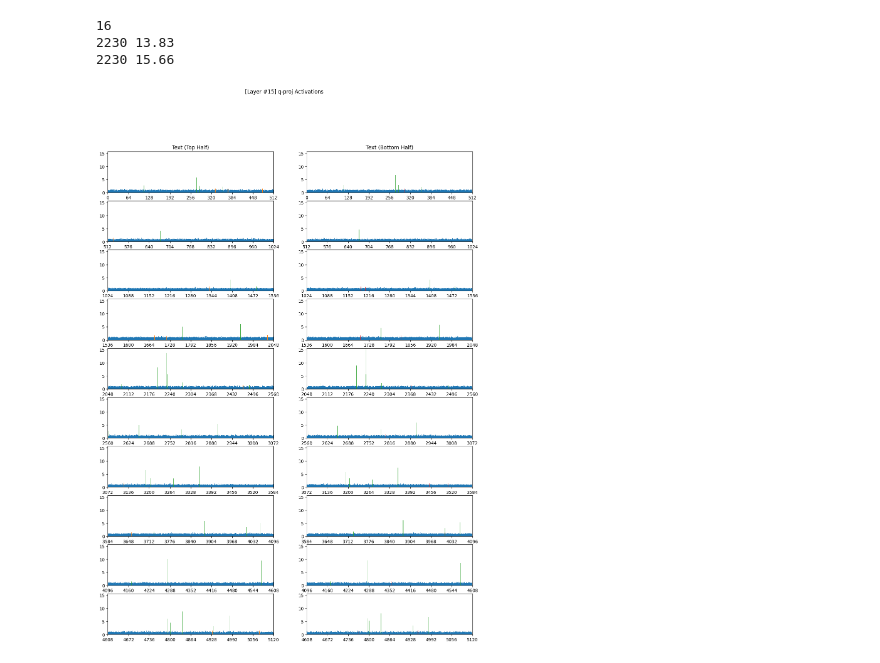
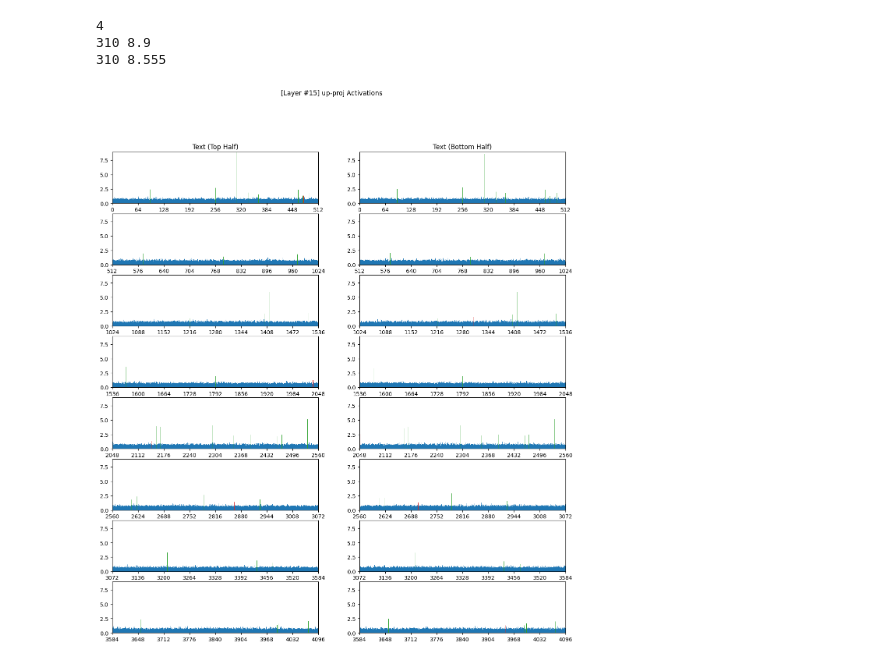
Before and after one commit to lyf-00/LLaVA, a Jupyter notebook: plot_text_vs_vision.ipynb, the cells around one changed output. Cells and saved outputs as stored; diff of their text form; code cells hidden in the pictures.

```diff
--- a/plot_text_vs_vision.ipynb
+++ b/plot_text_vs_vision.ipynb
@@ -16,6 +16,6 @@ from llava.mm_utils import get_model_name_from_path, tokenizer_image_token
 # %%
-model_base = "/home/chengzhang/models/llava/llava-v1-0719-336px-lora-merge-vicuna-13b-v1.3"
-model_path = "/home/chengzhang/models/llava/llava-336px-pretrain-vicuna-13b-v1.3"
+model_base = None  # "/home/chengzhang/models/llava/llava-v1-0719-336px-lora-merge-vicuna-13b-v1.3"
+model_path = "/home/chengzhang/models/llava/llava-v1.5-7b"  # "/home/chengzhang/models/llava/llava-336px-pretrain-vicuna-13b-v1.3"
 model_name = get_model_name_from_path(model_path)
 tokenizer, model, image_processor, context_len = load_pretrained_model(
     model_path, model_base, model_name
@@ -29,10 +25,10 @@ linear_modules: dict[str, torch.nn.Linear] = {}
 
 for i, layer in enumerate(model.model.layers):
     linear_modules[f'llama/{i}-q-proj'] = layer.self_attn.q_proj
-    linear_modules[f'llama/{i}-k-proj'] = layer.self_attn.k_proj
-    linear_modules[f'llama/{i}-v-proj'] = layer.self_attn.v_proj
+    # linear_modules[f'llama/{i}-k-proj'] = layer.self_attn.k_proj
+    # linear_modules[f'llama/{i}-v-proj'] = layer.self_attn.v_proj
     linear_modules[f'llama/{i}-o-proj'] = layer.self_attn.o_proj
-    linear_modules[f'llama/{i}-gate-proj'] = layer.mlp.gate_proj
+    # linear_modules[f'llama/{i}-gate-proj'] = layer.mlp.gate_proj
     linear_modules[f'llama/{i}-down-proj'] = layer.mlp.down_proj
     linear_modules[f'llama/{i}-up-proj'] = layer.mlp.up_proj
 
@@ -105,7 +142,8 @@ def load_act(
             act = act[:token_end]
         if token_start is not None:
             act = act[token_start:]
-        acts.append(act.abs().max(dim=0).values.detach())
+        if act.shape[0] > 0:
+            acts.append(act.abs().max(dim=0).values.detach())
         # acts.append(act.abs().sum(dim=0).detach())
         tokens += act.shape[0]
     return torch.stack(acts).max(dim=0).values.cpu().numpy()
@@ -182,19 +443,19 @@ plot_layer(text_per_channel, mm_per_channel, titles)
 # %%
 layer = 15
-comp = 'q-proj'
+comp = 'up-proj'
 text_per_channel_1 = load_act(f'{SNAPSHOT_PATH}/activations-text', f'{layer}-{comp}', seq_start=0, seq_end=50)
 text_per_channel_2 = load_act(f'{SNAPSHOT_PATH}/activations-text', f'{layer}-{comp}', seq_start=50, seq_end=100)
 titles = [
     f'[Layer #{layer}] {comp} Activations',
     'Text (Top Half)',
     'Text (Bottom Half)',
 ]
-plot_layer(text_per_channel_1, text_per_channel_2, titles)
+plot_layer_2(text_per_channel_1, text_per_channel_2, titles)
 # %% [output]
-16
-2230 13.83
-2230 15.66
+4
+310 8.9
+310 8.555
-[figure, old version]
+[figure, new version]
 # %%
 layer = 15
 comp = 'q-proj'
```
Also changed, not shown: parts of 24 cells of this notebook, 1 other file.
